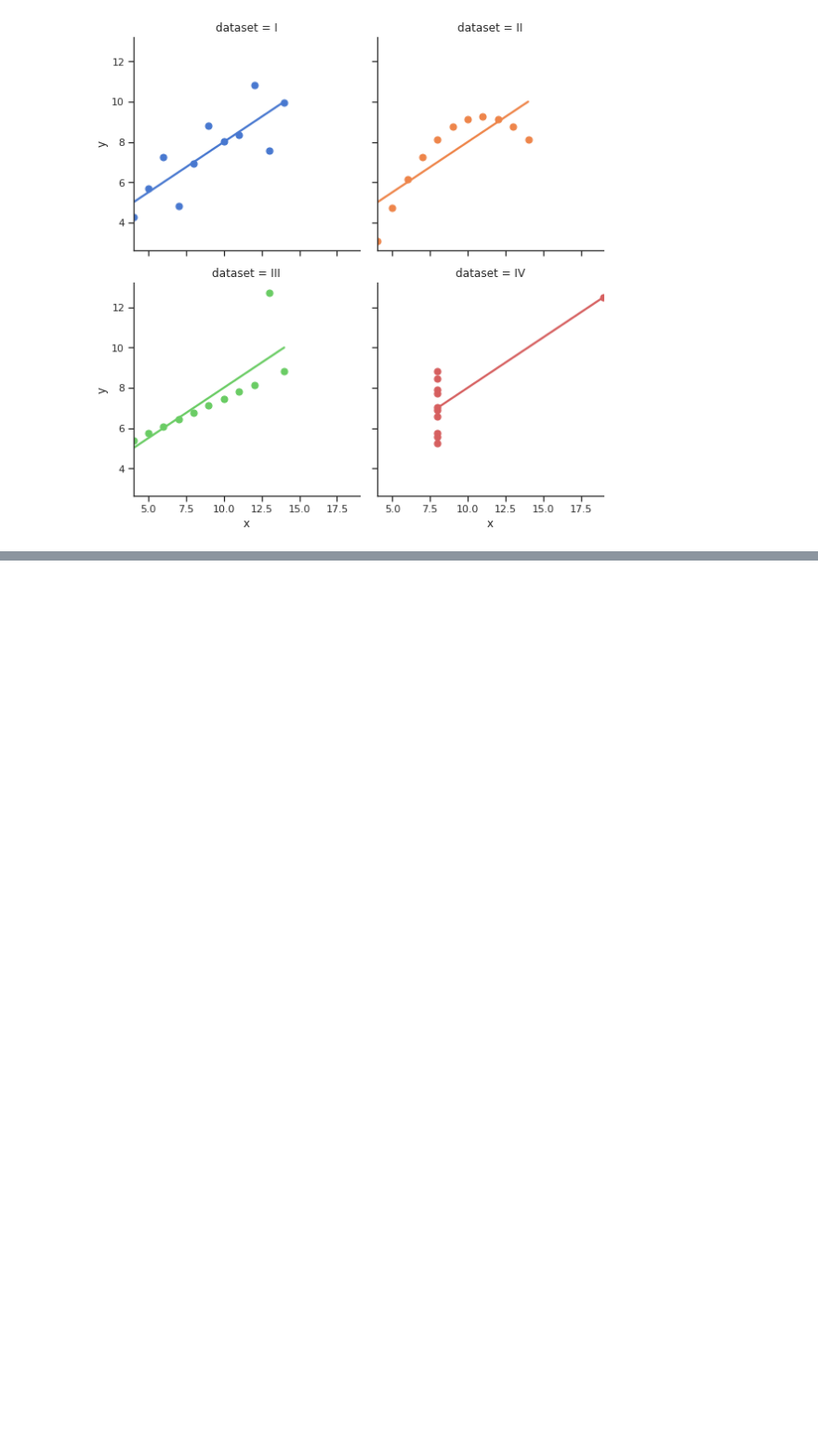
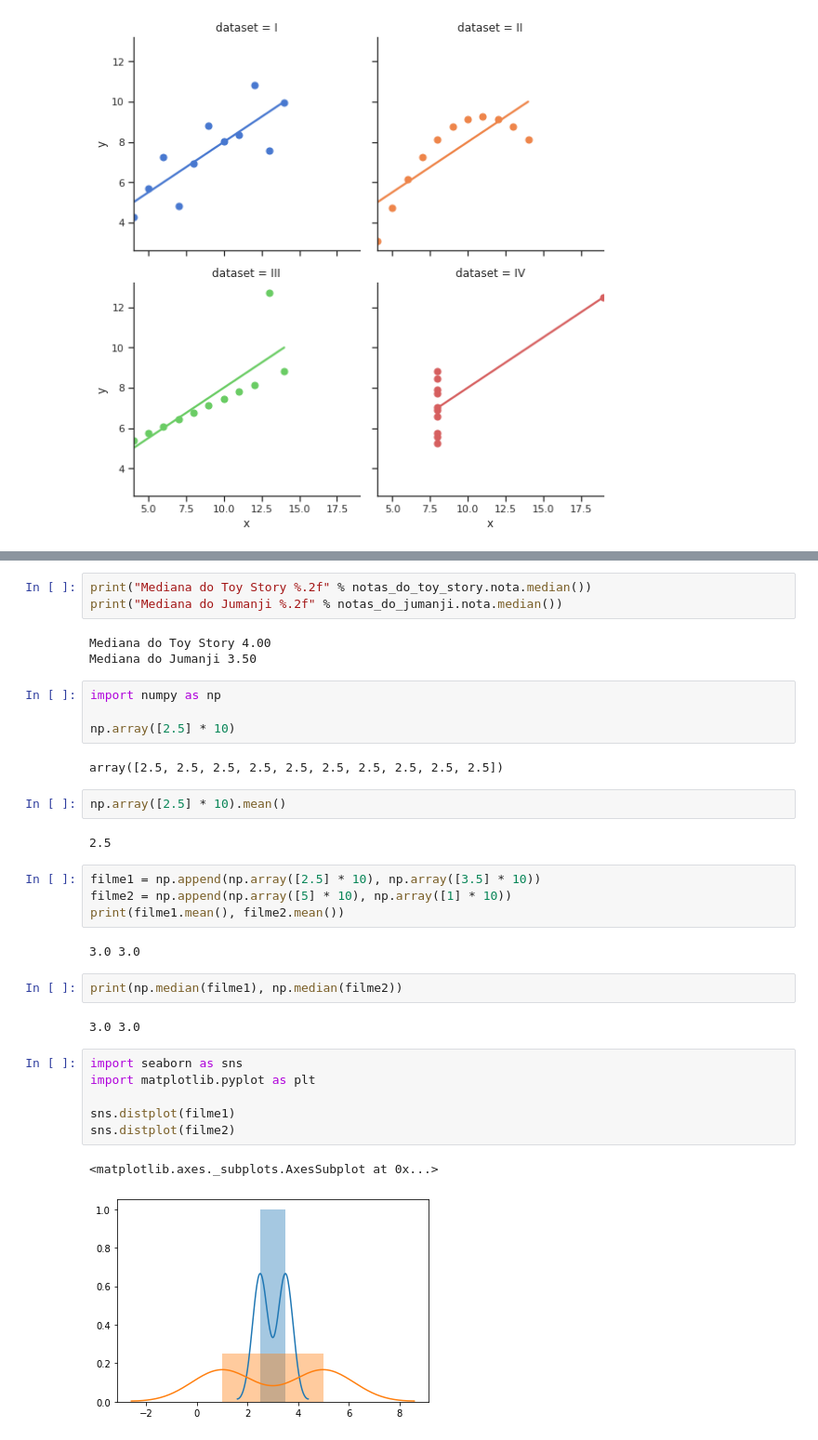
Before and after one commit to evertfreit77/aulas-data-science, a Jupyter notebook: Introdução_a_Data_Science.ipynb, the cells around one changed output, grey strips where cells are left out. Shown at 93% size. Drawn from its saved outputs; the diff is of its cells as text; blank space fills up the shorter version.

```diff
--- a/Introdução_a_Data_Science.ipynb
+++ b/Introdução_a_Data_Science.ipynb
@@ -267,0 +286,35 @@ sns.lmplot(x="x", y="y", col="dataset", hue="dataset", data=df,
+# %%
+print("Mediana do Toy Story %.2f" % notas_do_toy_story.nota.median())
+print("Mediana do Jumanji %.2f" % notas_do_jumanji.nota.median())
+# %% [output]
+Mediana do Toy Story 4.00
+Mediana do Jumanji 3.50
+# %%
+import numpy as np
+
+np.array([2.5] * 10)
+# %% [output]
+array([2.5, 2.5, 2.5, 2.5, 2.5, 2.5, 2.5, 2.5, 2.5, 2.5])
+# %%
+np.array([2.5] * 10).mean()
+# %% [output]
+2.5
+# %%
+filme1 = np.append(np.array([2.5] * 10), np.array([3.5] * 10))
+filme2 = np.append(np.array([5] * 10), np.array([1] * 10))
+print(filme1.mean(), filme2.mean())
+# %% [output]
+3.0 3.0
+# %%
+print(np.median(filme1), np.median(filme2))
+# %% [output]
+3.0 3.0
+# %%
+import seaborn as sns
+import matplotlib.pyplot as plt
+
+sns.distplot(filme1)
+sns.distplot(filme2)
+# %% [output]
+<matplotlib.axes._subplots.AxesSubplot at 0x...>
+[figure, added]
```
Also changed, not shown: parts of 10 cells of this notebook.
